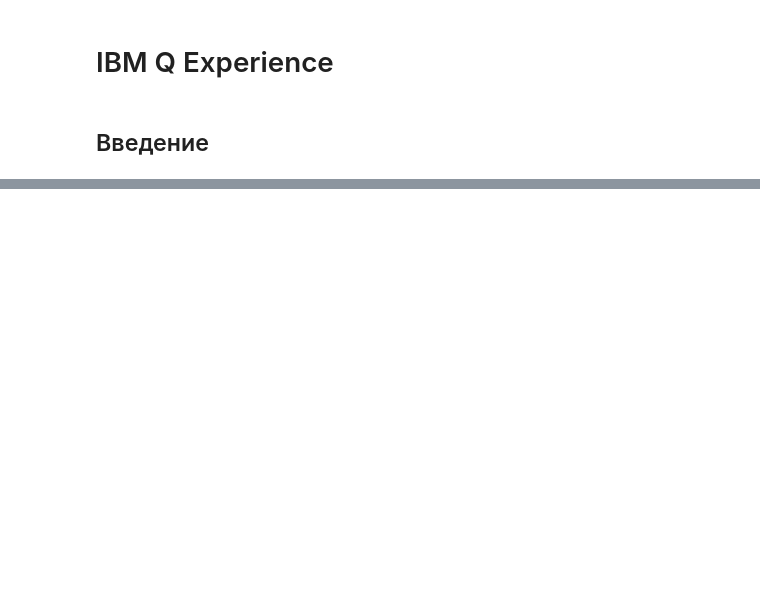
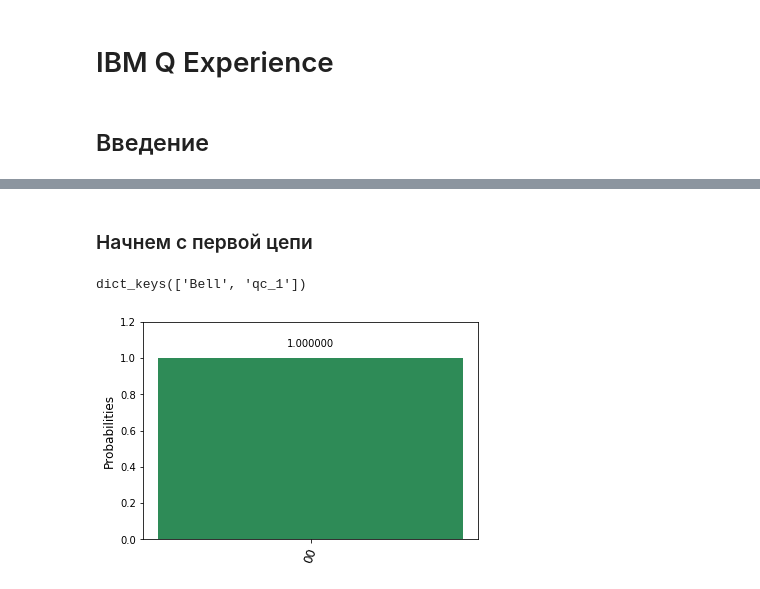
Before and after one commit to RQC-QApp/NNQST, a Jupyter notebook: seminars/01_ibm_intro.ipynb, the cells around one changed output, grey strips where cells are left out. Drawn from its saved outputs; the diff is of its cells as text; code cells hidden in the pictures; blank space fills up the shorter version.

```diff
--- a/seminars/01_ibm_intro.ipynb
+++ b/seminars/01_ibm_intro.ipynb
@@ -77,3 +201,21 @@ utils.circuitImage(qc, utils.basis)
 ## Реализация квантовых цепей
 
 <img src="img/03_circuits.jpg" width="250px">
+# %% [markdown]
+### Начнем с первой цепи
+# %%
+qc_1 = qp.create_circuit('qc_1', [qr], [cr])
+qc_1.measure(qr[0], cr[0])
+
+# Теперь заметим, что квантовая цепь "qc_1"
+# добавилась к остальным.
+qp.get_circuit_names()
+# %% [output]
+dict_keys(['Bell', 'qc_1'])
+# %%
+# Запустим на локальном симуляторе
+# и построим гистограмму исходов.
+result = qp.execute('qc_1')
+plot_histogram(result.get_counts('qc_1'))
+# %% [output]
+[figure, added]
```
Also changed, not shown: parts of 35 cells of this notebook, 2 other files.
